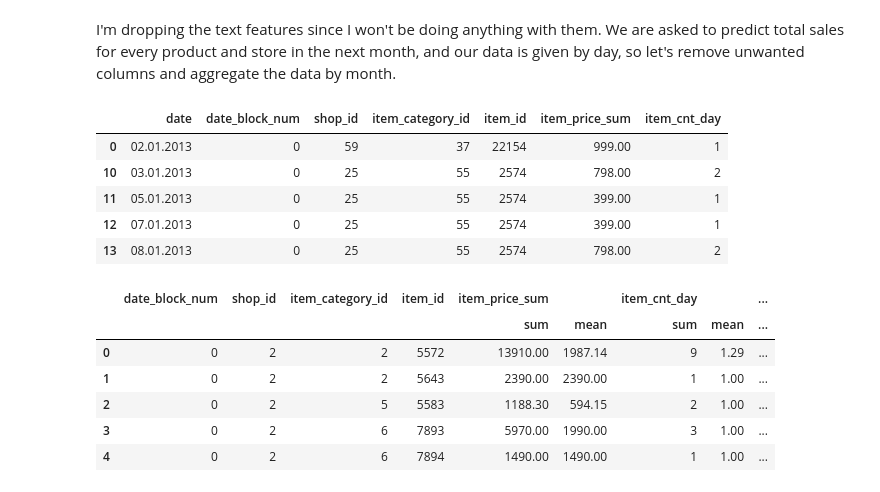
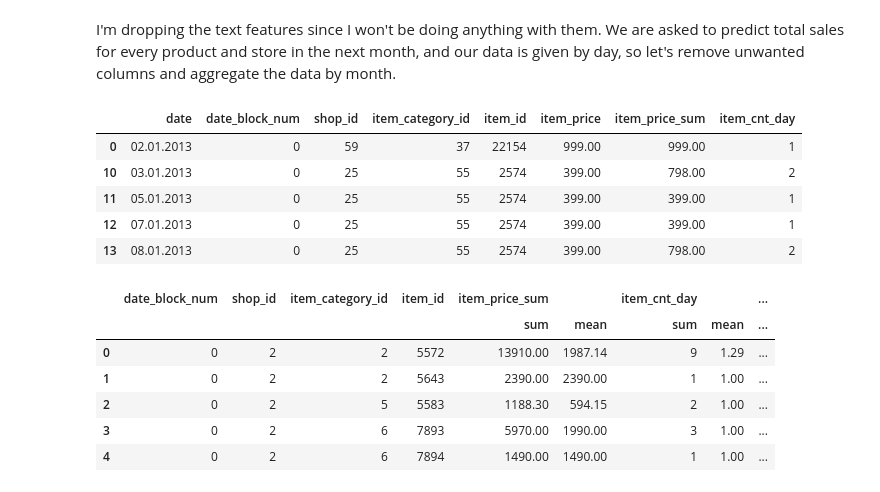
Before and after one commit to ionahu08/StoreSalesForecasting, a Jupyter notebook: Competition/Code/EDA and Feature Engineer.ipynb, the cells around one changed output. Saved outputs shown, nothing was run; the diff lists cells and outputs as text; code cells hidden in the pictures.

```diff
--- a/Competition/Code/EDA and Feature Engineer.ipynb
+++ b/Competition/Code/EDA and Feature Engineer.ipynb
@@ -181,15 +190,15 @@ I'm dropping the text features since I won't be doing anything with them.
 We are asked to predict total sales for every product and store in the next month, and our data is given by day, so let's remove unwanted columns and aggregate the data by month.
 # %%
 # Select only useful features.
-train_monthly = train_new[['date', 'date_block_num', 'shop_id', 'item_category_id', 'item_id', 'item_price_sum', 'item_cnt_day']]
+train_monthly = train_new[['date', 'date_block_num', 'shop_id', 'item_category_id', 'item_id', 'item_price','item_price_sum', 'item_cnt_day']]
 train_monthly.head()
 # %% [output]
-|  | date | date_block_num | shop_id | item_category_id | item_id | item_price_sum | item_cnt_day |
-| 0 | 02.01.2013 | 0 | 59 | 37 | 22154 | 999.00 | 1 |
-| 10 | 03.01.2013 | 0 | 25 | 55 | 2574 | 798.00 | 2 |
-| 11 | 05.01.2013 | 0 | 25 | 55 | 2574 | 399.00 | 1 |
-| 12 | 07.01.2013 | 0 | 25 | 55 | 2574 | 399.00 | 1 |
-| 13 | 08.01.2013 | 0 | 25 | 55 | 2574 | 798.00 | 2 |
+|  | date | date_block_num | shop_id | item_category_id | item_id | item_price | item_price_sum | item_cnt_day |
+| 0 | 02.01.2013 | 0 | 59 | 37 | 22154 | 999.00 | 999.00 | 1 |
+| 10 | 03.01.2013 | 0 | 25 | 55 | 2574 | 399.00 | 798.00 | 2 |
+| 11 | 05.01.2013 | 0 | 25 | 55 | 2574 | 399.00 | 399.00 | 1 |
+| 12 | 07.01.2013 | 0 | 25 | 55 | 2574 | 399.00 | 399.00 | 1 |
+| 13 | 08.01.2013 | 0 | 25 | 55 | 2574 | 399.00 | 798.00 | 2 |
 # %%
 # Group by month in this case "date_block_num" and aggregate features.
 train_monthly = train_monthly.sort_values('date').groupby(['date_block_num', 'shop_id', 'item_category_id', 'item_id'], as_index=False)
```
Also changed, not shown: parts of 20 cells of this notebook.
